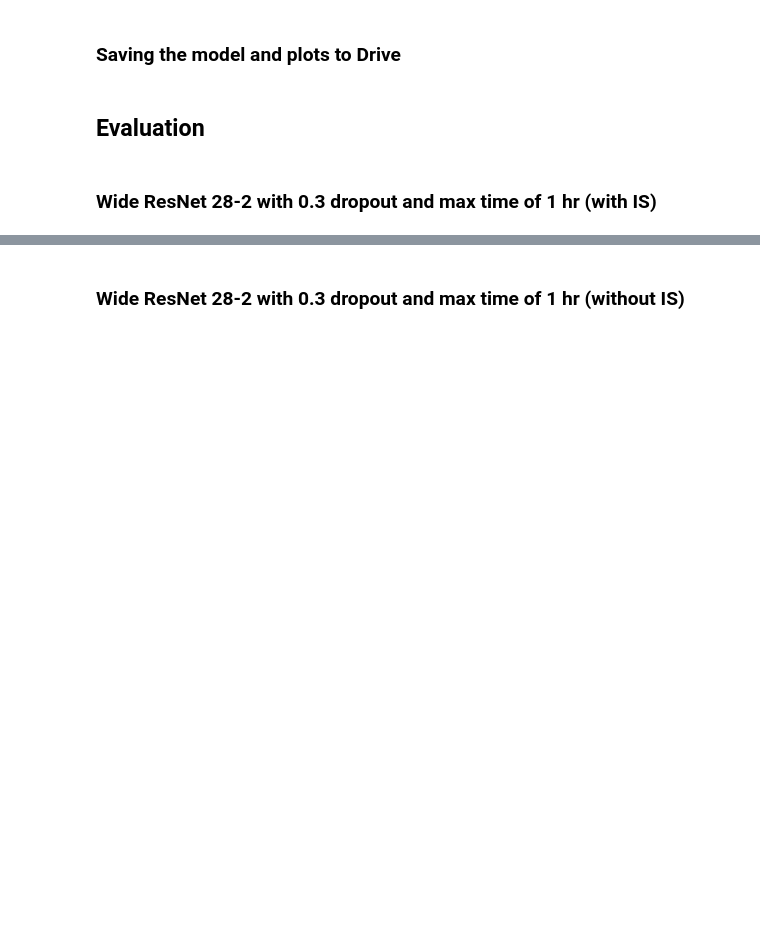
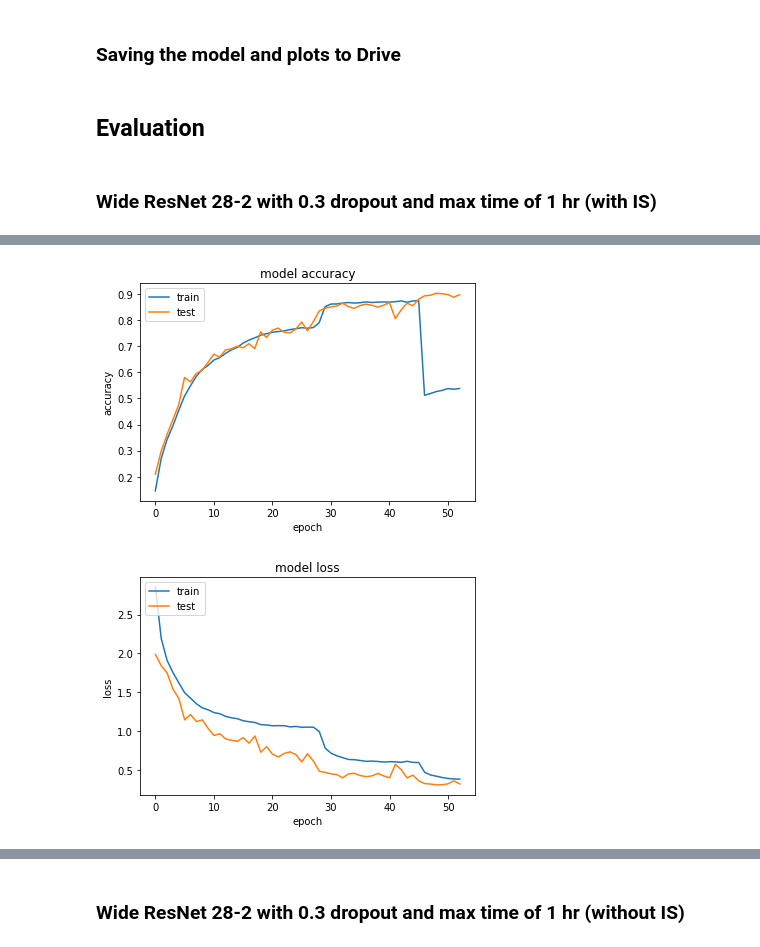
Before and after one commit to amitrege/NNCompress, a Jupyter notebook: Untitled.ipynb, the cells around one changed output, grey strips where cells are left out. Saved outputs shown, nothing was run; the diff lists cells and outputs as text; code cells hidden in the pictures; blank space fills up the shorter version.

```diff
--- a/Untitled.ipynb
+++ b/Untitled.ipynb
@@ -178,7 +192,8 @@ def train_model(model, args, x_train, y_train, x_test, y_test, training_schedule
           validation_data=(x_test, y_test),
           epochs=10**6,
           verbose=1,
-          callbacks=[training_schedule]
+          callbacks=[training_schedule],
+          steps_per_epoch=int(np.ceil(float(len(x_train)) / args.batch_size))
       )
   return model, history
 # %% [markdown]
@@ -207,12 +222,20 @@ def save_model(model, file_name):
   path = "gdrive/My Drive/"
   model.save(path + file_name + '.h5')
 
-def save_plots(model, history, file_name):
-  path = "gdrive/My Drive" + file_name
+def save_plots(model, history, file_name, useIS):
+  path = "gdrive/My Drive/" + file_name
+
+  # Hack for a minor annoyance
+  if useIS:
+    acc = history.history['accuracy'][:-1]
+    val_acc = history.history['val_accuracy'][:-1]
+  else:
+    acc = history.history['acc'][:-1]
+    val_acc = history.history['val_acc'][:-1]
 
   # summarize history for accuracy
-  plt.plot(history.history['accuracy'][:-1])
-  plt.plot(history.history['val_accuracy'][:-1])
+  plt.plot(acc)
+  plt.plot(val_acc)
   plt.title('model accuracy')
   plt.ylabel('accuracy')
   plt.xlabel('epoch')
@@ -230,9 +253,26 @@ def save_plots(model, history, file_name):
   plt.savefig(path + "-loss.png")
   plt.show()
 
-def save(model, history, file_name):
+def save_history(history, file_name, useIS):
+  path = "gdrive/My Drive/" + file_name + "-history"
+
+  if useIS:
+    acc_hist = np.array(history.history['accuracy'][:-1])
+    val_acc_hist = np.array(history.history['val_accuracy'][:-1])
+  else:
+    acc_hist = np.array(history.history['acc'][:-1])
+    val_acc_hist = np.array(history.history['val_acc'][:-1])
+
+  loss_hist = np.array(history.history['loss'][:-1])
+  val_loss_hist = np.array(history.history['val_loss'][:-1])
+
+  np.save(path, np.vstack((acc_hist, val_acc_hist, loss_hist, val_loss_hist)))
+
+
+def save(model, history, file_name, useIS):
   save_model(model, file_name)
-  save_plots(model, histiry, file_name)
+  save_plots(model, history, file_name, useIS)
+  save_history(history, file_name, useIS)
 # %% [markdown]
 ## Evaluation
 # %% [markdown]
@@ -288,6 +328,9 @@ Test accuracy: 0.9033
 # %%
 # Save model
-save(model, history, 'res-net-28-2-1hr-dropout-IS')
+save(model, history, 'res-net-28-2-1hr-dropout-IS', True)
+# %% [output]
+[figure, added]
+[figure, added]
 # %%
 # Load model and draw plots
 path = "gdrive/My Drive/"
```
Also changed, not shown: parts of 20 cells of this notebook.
